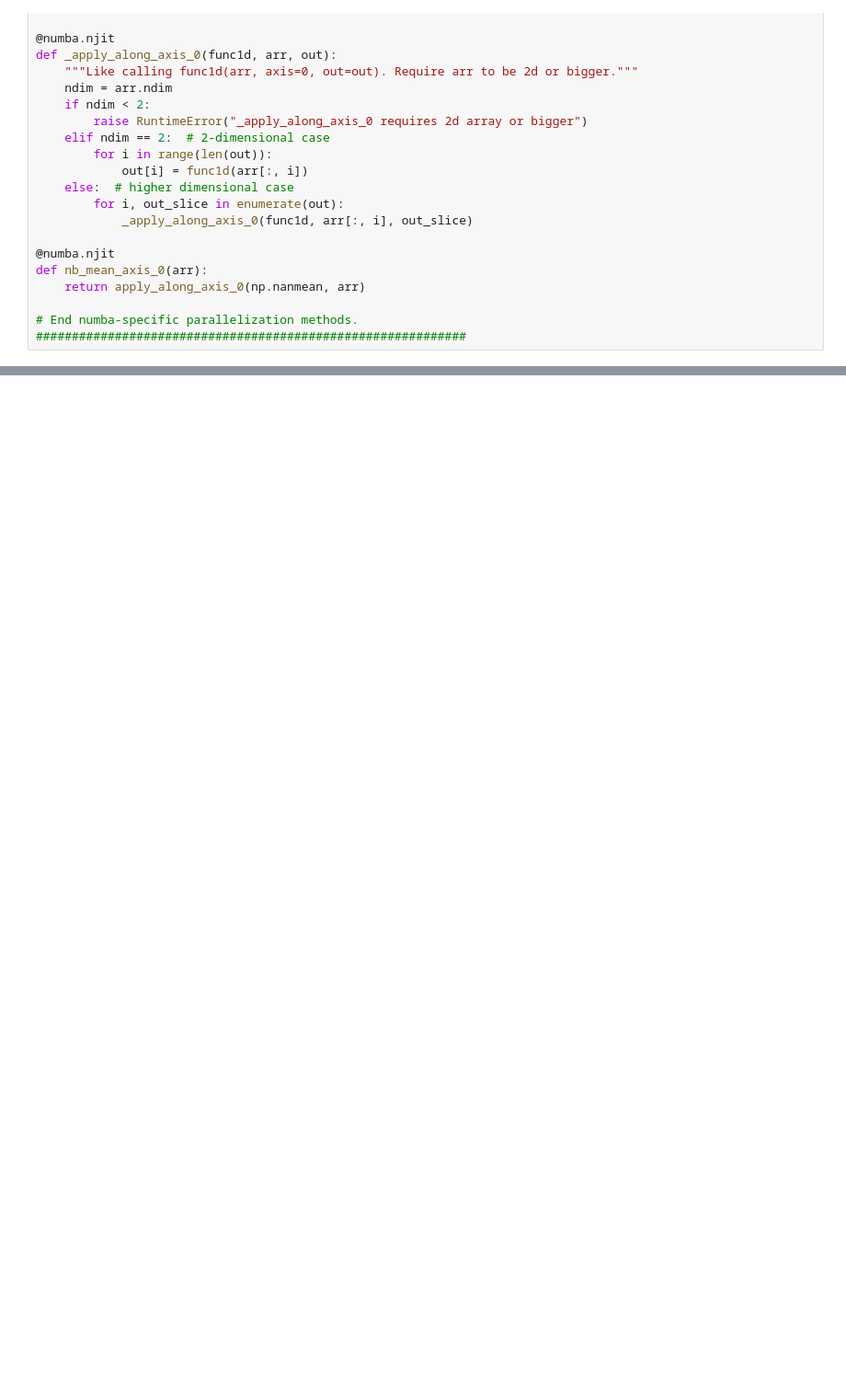
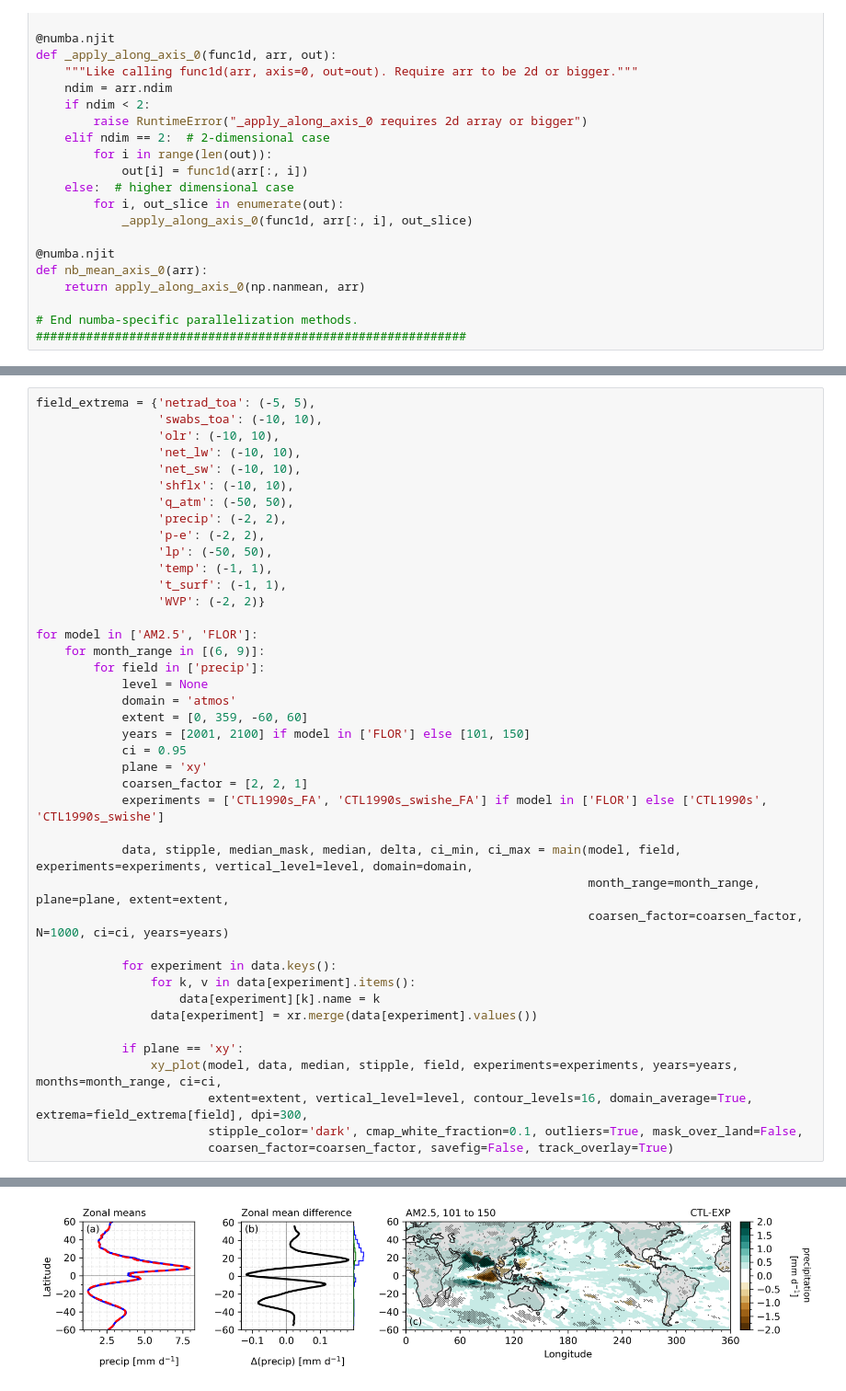
Before and after one commit to mr-gabrielrios/research, a Jupyter notebook: scripts/bootstrap.ipynb, the cells around one changed output, grey strips where cells are left out. Shown at 92% size. Drawn from its saved outputs; the diff is of its cells as text; blank space fills up the shorter version.

```diff
--- a/scripts/bootstrap.ipynb
+++ b/scripts/bootstrap.ipynb
@@ -517,0 +1148,42 @@ reference_plots(data, median)
+# %%
+field_extrema = {'netrad_toa': (-5, 5),
+                 'swabs_toa': (-10, 10),
+                 'olr': (-10, 10),
+                 'net_lw': (-10, 10),
+                 'net_sw': (-10, 10),
+                 'shflx': (-10, 10),
+                 'q_atm': (-50, 50),
+                 'precip': (-2, 2),
+                 'p-e': (-2, 2),
+                 'lp': (-50, 50),
+                 'temp': (-1, 1),
+                 't_surf': (-1, 1),
+                 'WVP': (-2, 2)}
+
+for model in ['AM2.5', 'FLOR']:
+    for month_range in [(6, 9)]:
+        for field in ['precip']:
+            level = None
+            domain = 'atmos'
+            extent = [0, 359, -60, 60]
+            years = [2001, 2100] if model in ['FLOR'] else [101, 150]
+            ci = 0.95
+            plane = 'xy'
+            coarsen_factor = [2, 2, 1]
+            experiments = ['CTL1990s_FA', 'CTL1990s_swishe_FA'] if model in ['FLOR'] else ['CTL1990s', 'CTL1990s_swishe']
+
+            data, stipple, median_mask, median, delta, ci_min, ci_max = main(model, field, experiments=experiments, vertical_level=level, domain=domain,
+                                                                             month_range=month_range, plane=plane, extent=extent,
+                                                                             coarsen_factor=coarsen_factor, N=1000, ci=ci, years=years)
+
+            for experiment in data.keys():
+                for k, v in data[experiment].items():
+                    data[experiment][k].name = k
+                data[experiment] = xr.merge(data[experiment].values())
+
+            if plane == 'xy':
+                xy_plot(model, data, median, stipple, field, experiments=experiments, years=years, months=month_range, ci=ci,
+                        extent=extent, vertical_level=level, contour_levels=16, domain_average=True, extrema=field_extrema[field], dpi=300,
+                        stipple_color='dark', cmap_white_fraction=0.1, outliers=True, mask_over_land=False,
+                        coarsen_factor=coarsen_factor, savefig=False, track_overlay=True)
+# %% [output]
@@ -517,0 +1207 @@ reference_plots(data, median)
+[figure, added]
```
Also changed, not shown: parts of 18 cells of this notebook.
